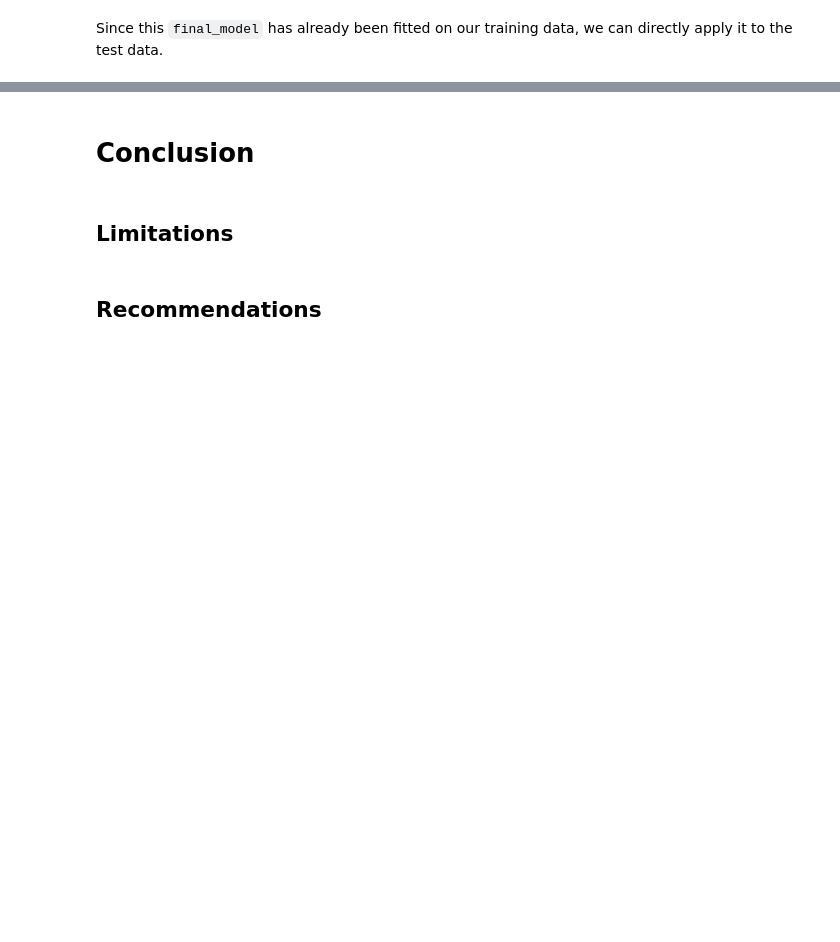
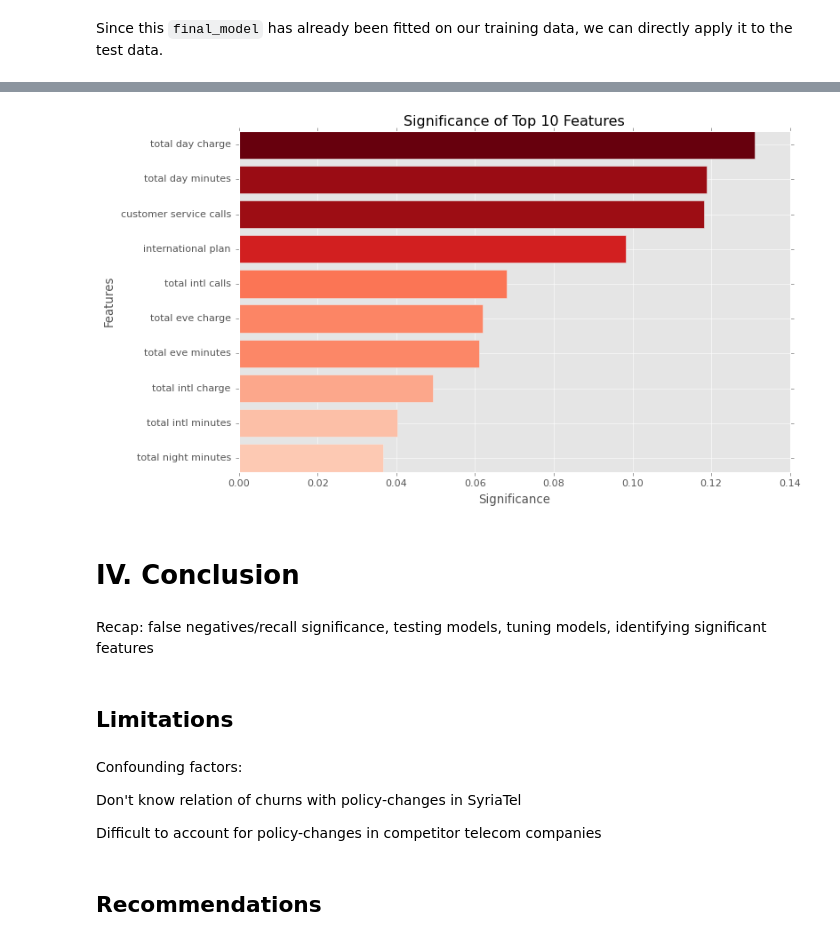
Before and after one commit to momopajamas/phase_3_project, a Jupyter notebook: Telecom Analysis.ipynb, the cells around one changed output, grey strips where cells are left out. Cells and saved outputs as stored; diff of their text form; code cells hidden in the pictures; blank space fills up the shorter version.

```diff
--- a/Telecom Analysis.ipynb
+++ b/Telecom Analysis.ipynb
@@ -529,0 +601,10 @@ Final Model Results
+# %%
+# Creating DataFrame with the Significance of the Features
+
+significance_df = pd.DataFrame(
+    {'Features': X_train_resampled.columns,
+     'Significance': final_model.feature_importances_})
+
+# Sorting the DataFrame according to the Significance, in descending order
+
+significance_df = significance_df.sort_values(by='Significance', ascending=False)
@@ -530,7 +631,39 @@ Final Model Results
+# %%
+plt.style.use('fast')
+# %%
+# Plotting the Significance of the Features for comparison in descending order
+
+norm = plt.Normalize(significance_df['Significance'].min(),
+                     significance_df['Significance'].max())
+
+colors = cm.Reds(norm(significance_df['Significance']))
+
+plt.figure(figsize=(10,6))
+
+plt.barh(significance_df['Features'][:10],
+         significance_df['Significance'][:10],
+         color=colors)
+plt.xlabel('Significance')
+plt.ylabel('Features')
+plt.title('Significance of Top 10 Features')
+plt.gca().invert_yaxis()
+
+plt.savefig('Images/Top_10_Features.png')
+plt.show();
+# %% [output]
+[figure, added]
 # %% [markdown]
-# Conclusion
+# IV. Conclusion
+# %% [markdown]
+Recap: false negatives/recall significance, testing models, tuning models, identifying significant features
 # %% [markdown]
 ## Limitations
+# %% [markdown]
+Confounding factors:
+
+Don't know relation of churns with policy-changes in SyriaTel
+
+Difficult to account for policy-changes in competitor telecom companies
 # %% [markdown]
 ## Recommendations
 # %% [markdown]
```
Also changed, not shown: parts of 27 cells of this notebook, 2 other files.
